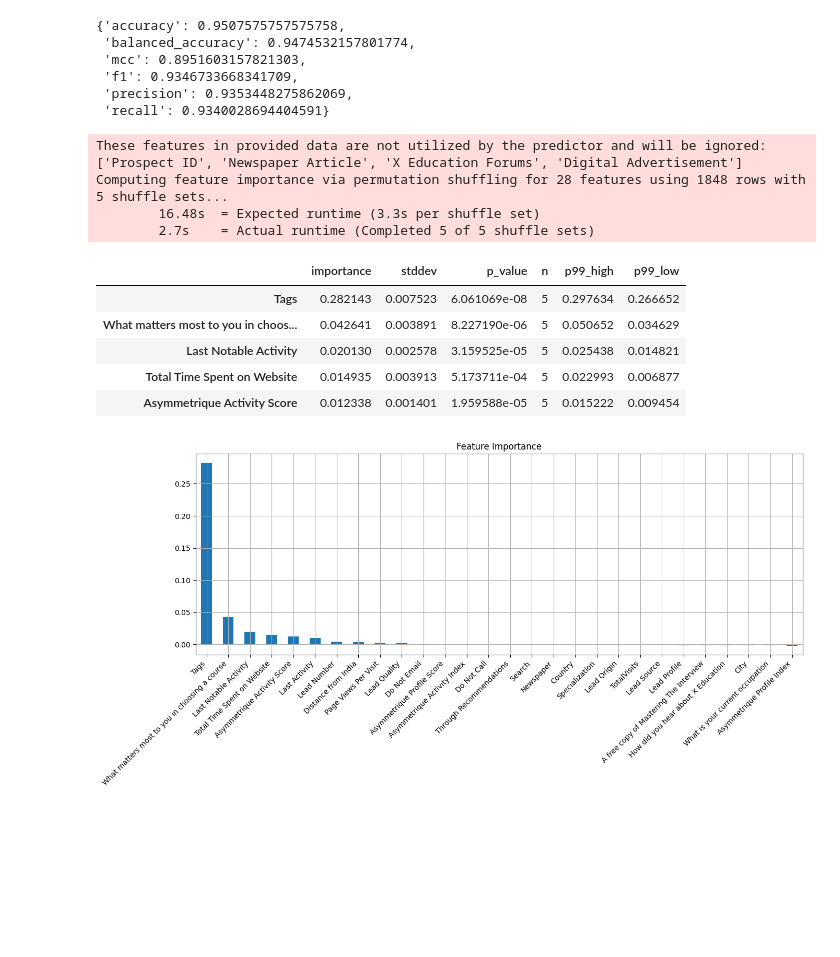
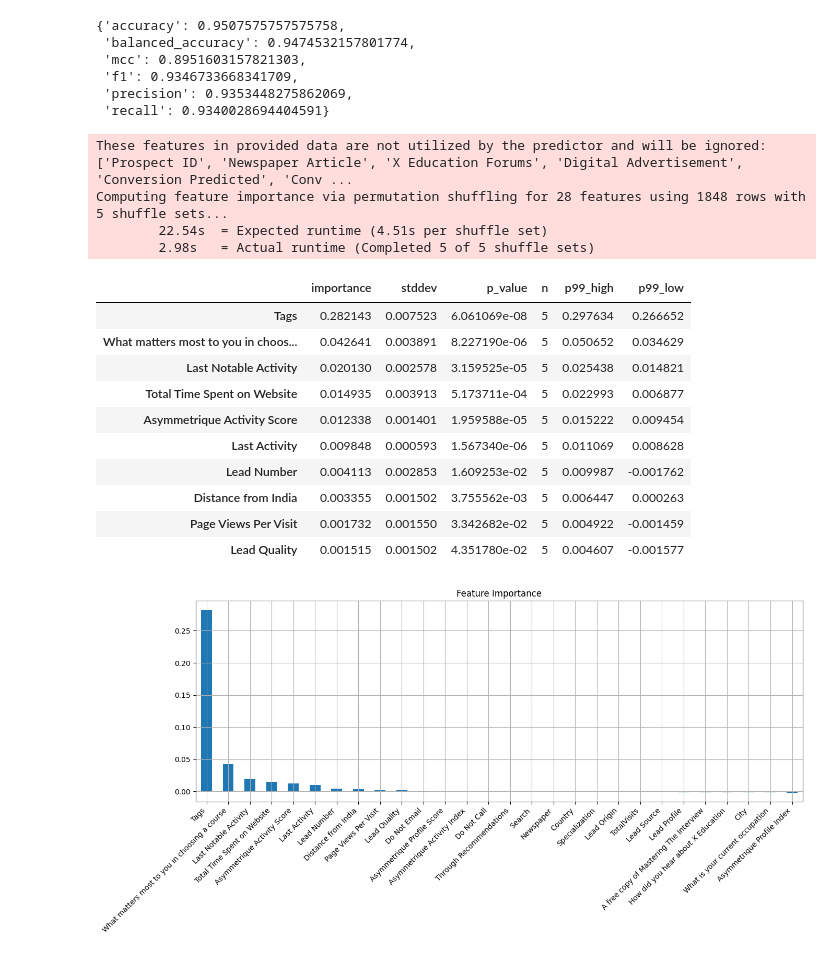
Before and after one commit to thiagosmpa/3_lead-score-classification, a Jupyter notebook: main.ipynb, the cells around one changed output. Cells and saved outputs as stored; diff of their text form; code cells hidden in the pictures; blank space fills up the shorter version.

```diff
--- a/main.ipynb
+++ b/main.ipynb
@@ -287,18 +287,23 @@ model.evaluate_predictions(y_true=labels, y_pred=predictions, auxiliary_metrics=
  'recall': 0.9340028694404591}
 # %%
 feature_importance = model.feature_importance(df_test)
-feature_importance.head()
+feature_importance.head(10)
 # %% [output]
-These features in provided data are not utilized by the predictor and will be ignored: ['Prospect ID', 'Newspaper Article', 'X Education Forums', 'Digital Advertisement']
+These features in provided data are not utilized by the predictor and will be ignored: ['Prospect ID', 'Newspaper Article', 'X Education Forums', 'Digital Advertisement', 'Conversion Predicted', 'Conv ...
 Computing feature importance via permutation shuffling for 28 features using 1848 rows with 5 shuffle sets...
-        16.48s  = Expected runtime (3.3s per shuffle set)
-        2.7s    = Actual runtime (Completed 5 of 5 shuffle sets)
+        22.54s  = Expected runtime (4.51s per shuffle set)
+        2.98s   = Actual runtime (Completed 5 of 5 shuffle sets)
 |  | importance | stddev | p_value | n | p99_high | p99_low |
 | Tags | 0.282143 | 0.007523 | 6.061069e-08 | 5 | 0.297634 | 0.266652 |
 | What matters most to you in choos... | 0.042641 | 0.003891 | 8.227190e-06 | 5 | 0.050652 | 0.034629 |
 | Last Notable Activity | 0.020130 | 0.002578 | 3.159525e-05 | 5 | 0.025438 | 0.014821 |
 | Total Time Spent on Website | 0.014935 | 0.003913 | 5.173711e-04 | 5 | 0.022993 | 0.006877 |
 | Asymmetrique Activity Score | 0.012338 | 0.001401 | 1.959588e-05 | 5 | 0.015222 | 0.009454 |
+| Last Activity | 0.009848 | 0.000593 | 1.567340e-06 | 5 | 0.011069 | 0.008628 |
+| Lead Number | 0.004113 | 0.002853 | 1.609253e-02 | 5 | 0.009987 | -0.001762 |
+| Distance from India | 0.003355 | 0.001502 | 3.755562e-03 | 5 | 0.006447 | 0.000263 |
+| Page Views Per Visit | 0.001732 | 0.001550 | 3.342682e-02 | 5 | 0.004922 | -0.001459 |
+| Lead Quality | 0.001515 | 0.001502 | 4.351780e-02 | 5 | 0.004607 | -0.001577 |
 # %%
 feature_importance = feature_importance.sort_values(by='importance', ascending=False)
 feature_importance['importance'].plot(kind='bar', title='Feature Importance', figsize=(15, 5), grid=True)
```
Also changed, not shown: parts of 2 cells of this notebook, 10 other files.
